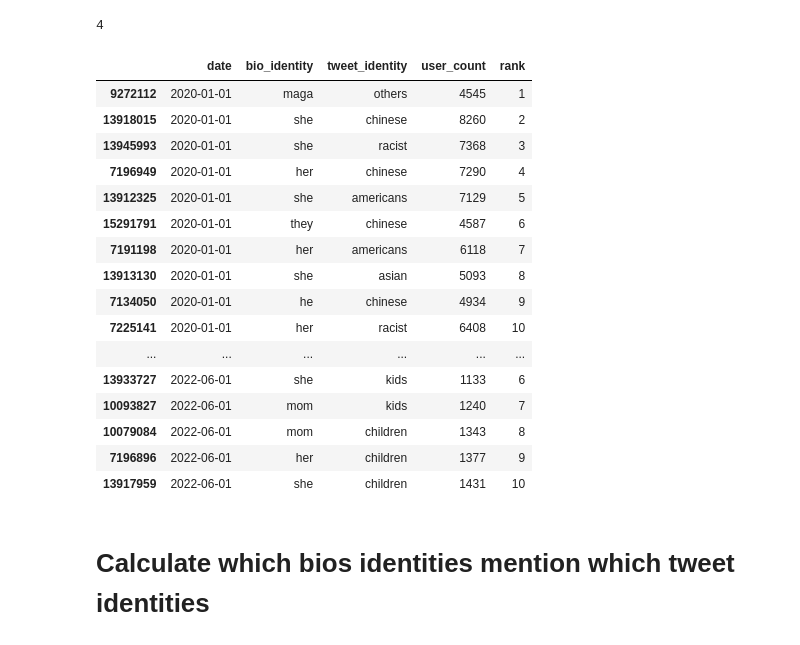
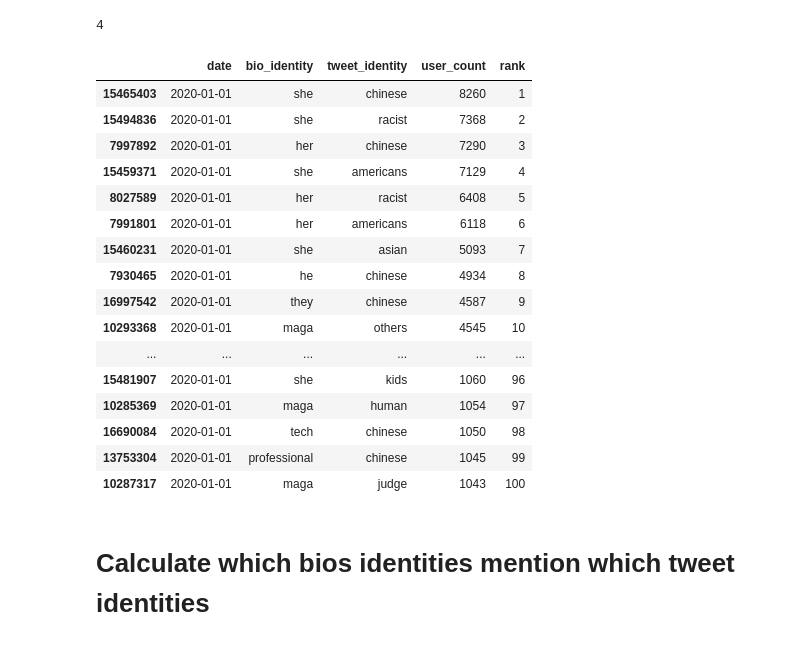
Before and after one commit to michaelmilleryoder/covid_identities, a Jupyter notebook: jupyter/bios_tweets_identities.ipynb, the cells around one changed output. Cells and saved outputs as stored; diff of their text form; code cells hidden in the pictures.

```diff
--- a/jupyter/bios_tweets_identities.ipynb
+++ b/jupyter/bios_tweets_identities.ipynb
@@ -135,0 +174,3 @@ memory usage: 640.8+ MB
+# %%
+gped = gped.sort_values(['date', 'user_count'], ascending=[True, False])
+gped.head(30)
@@ -136,10 +195,10 @@ memory usage: 640.8+ MB
 # %%
-pd.set_option('display.max_rows', None)
+# pd.set_option('display.max_rows', None)
 from itertools import cycle
 
 top_monthly = {} # by number of top terms to keep
 for nterms in [10, 20, 100, 1000]:
-    top_monthly[nterms] = gped.groupby('date').head(nterms).sort_values('date')
+    top_monthly[nterms] = gped.groupby('date').head(nterms)
     top_monthly[nterms] = top_monthly[nterms][['date', 'bio_identity', 'tweet_identity', 'user_count']]
     seq = cycle(range(1,nterms+1))
     top_monthly[nterms]['rank'] = [next(seq) for count in range(top_monthly[nterms].shape[0])]
@@ -151,25 +210,25 @@ len(top_monthly)
 # %% [output]
 4
 # %%
-top_monthly[10]
+top_monthly[1000].head(100)
 # %% [output]
 |  | date | bio_identity | tweet_identity | user_count | rank |
-| 9272112 | 2020-01-01 | maga | others | 4545 | 1 |
-| 13918015 | 2020-01-01 | she | chinese | 8260 | 2 |
-| 13945993 | 2020-01-01 | she | racist | 7368 | 3 |
-| 7196949 | 2020-01-01 | her | chinese | 7290 | 4 |
-| 13912325 | 2020-01-01 | she | americans | 7129 | 5 |
-| 15291791 | 2020-01-01 | they | chinese | 4587 | 6 |
-| 7191198 | 2020-01-01 | her | americans | 6118 | 7 |
-| 13913130 | 2020-01-01 | she | asian | 5093 | 8 |
-| 7134050 | 2020-01-01 | he | chinese | 4934 | 9 |
-| 7225141 | 2020-01-01 | her | racist | 6408 | 10 |
+| 15465403 | 2020-01-01 | she | chinese | 8260 | 1 |
+| 15494836 | 2020-01-01 | she | racist | 7368 | 2 |
+| 7997892 | 2020-01-01 | her | chinese | 7290 | 3 |
+| 15459371 | 2020-01-01 | she | americans | 7129 | 4 |
+| 8027589 | 2020-01-01 | her | racist | 6408 | 5 |
+| 7991801 | 2020-01-01 | her | americans | 6118 | 6 |
+| 15460231 | 2020-01-01 | she | asian | 5093 | 7 |
+| 7930465 | 2020-01-01 | he | chinese | 4934 | 8 |
+| 16997542 | 2020-01-01 | they | chinese | 4587 | 9 |
+| 10293368 | 2020-01-01 | maga | others | 4545 | 10 |
 | ... | ... | ... | ... | ... | ... |
-| 13933727 | 2022-06-01 | she | kids | 1133 | 6 |
-| 10093827 | 2022-06-01 | mom | kids | 1240 | 7 |
-| 10079084 | 2022-06-01 | mom | children | 1343 | 8 |
-| 7196896 | 2022-06-01 | her | children | 1377 | 9 |
-| 13917959 | 2022-06-01 | she | children | 1431 | 10 |
+| 15481907 | 2020-01-01 | she | kids | 1060 | 96 |
+| 10285369 | 2020-01-01 | maga | human | 1054 | 97 |
+| 16690084 | 2020-01-01 | tech | chinese | 1050 | 98 |
+| 13753304 | 2020-01-01 | professional | chinese | 1045 | 99 |
+| 10287317 | 2020-01-01 | maga | judge | 1043 | 100 |
 # %% [markdown]
 # Calculate which bios identities mention which tweet identities
 # %%
```
Also changed, not shown: parts of 14 cells of this notebook, 3 other files.
